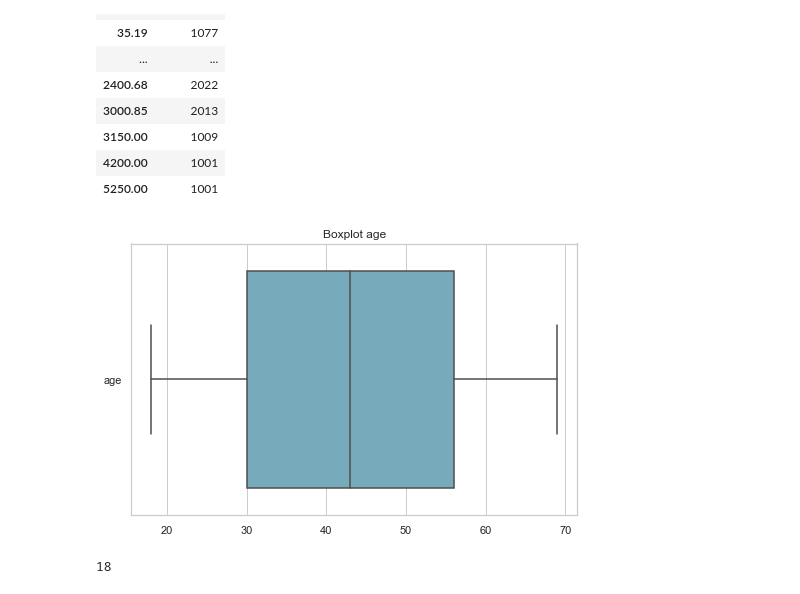
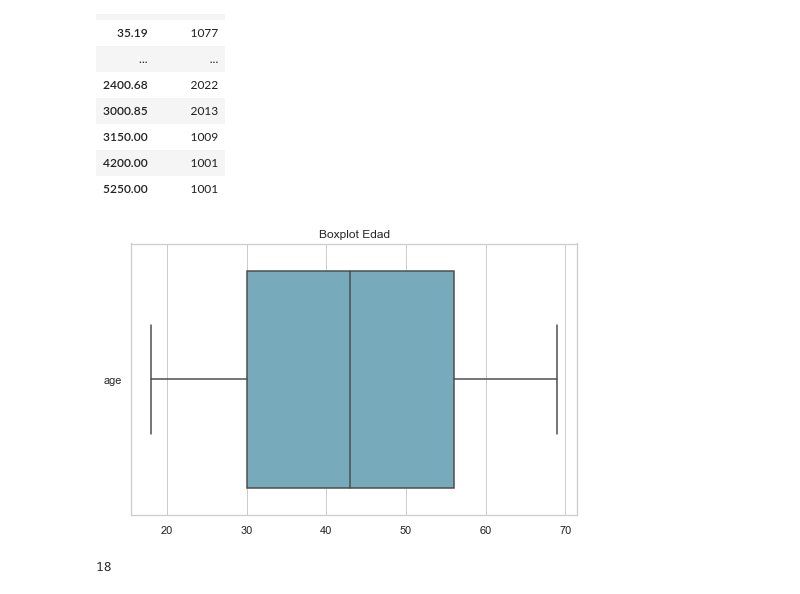
Before and after one commit to Mdm2016/Monografia-udea-cohorte-5, a Jupyter notebook: entregable_ii/3.preprocesamiento.ipynb, the cells around one changed output. Drawn from its saved outputs; the diff is of its cells as text; code cells hidden in the pictures.

```diff
--- a/entregable_ii/3.preprocesamiento.ipynb
+++ b/entregable_ii/3.preprocesamiento.ipynb
@@ -216,10 +220,10 @@ shopping_data.groupby('price').agg({'invoice_no': 'nunique'})
 # %%
 box_plot(
     df=shopping_data[['age']],
-    title='Boxplot age',
+    title='Boxplot Edad',
     savefig=True)
 # %% [output]
-[figure, old version]
+[figure, new version]
 # %%
 shopping_data['age'].min()
 # %% [output]
```
Also changed, not shown: parts of 4 cells of this notebook.
